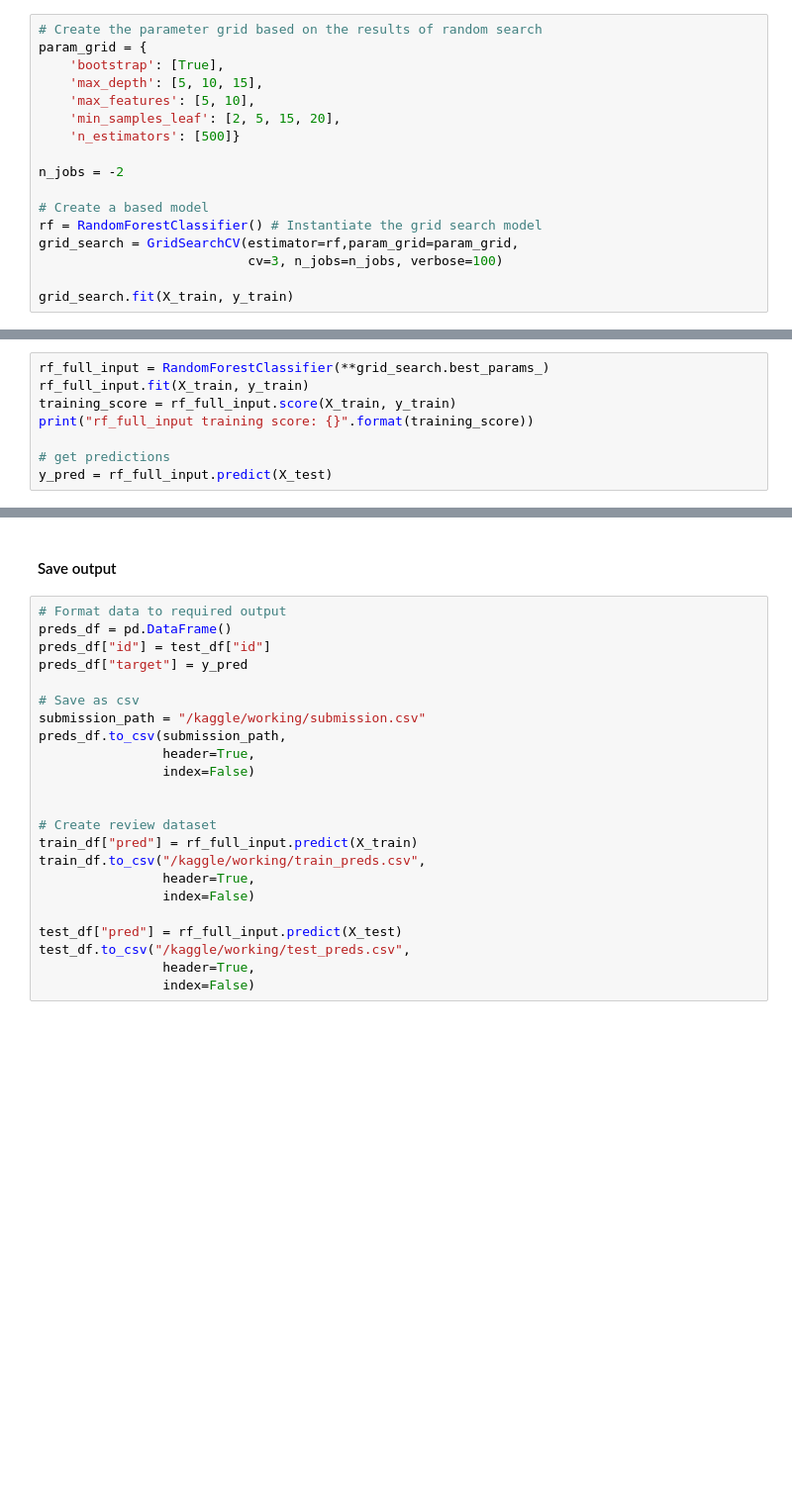
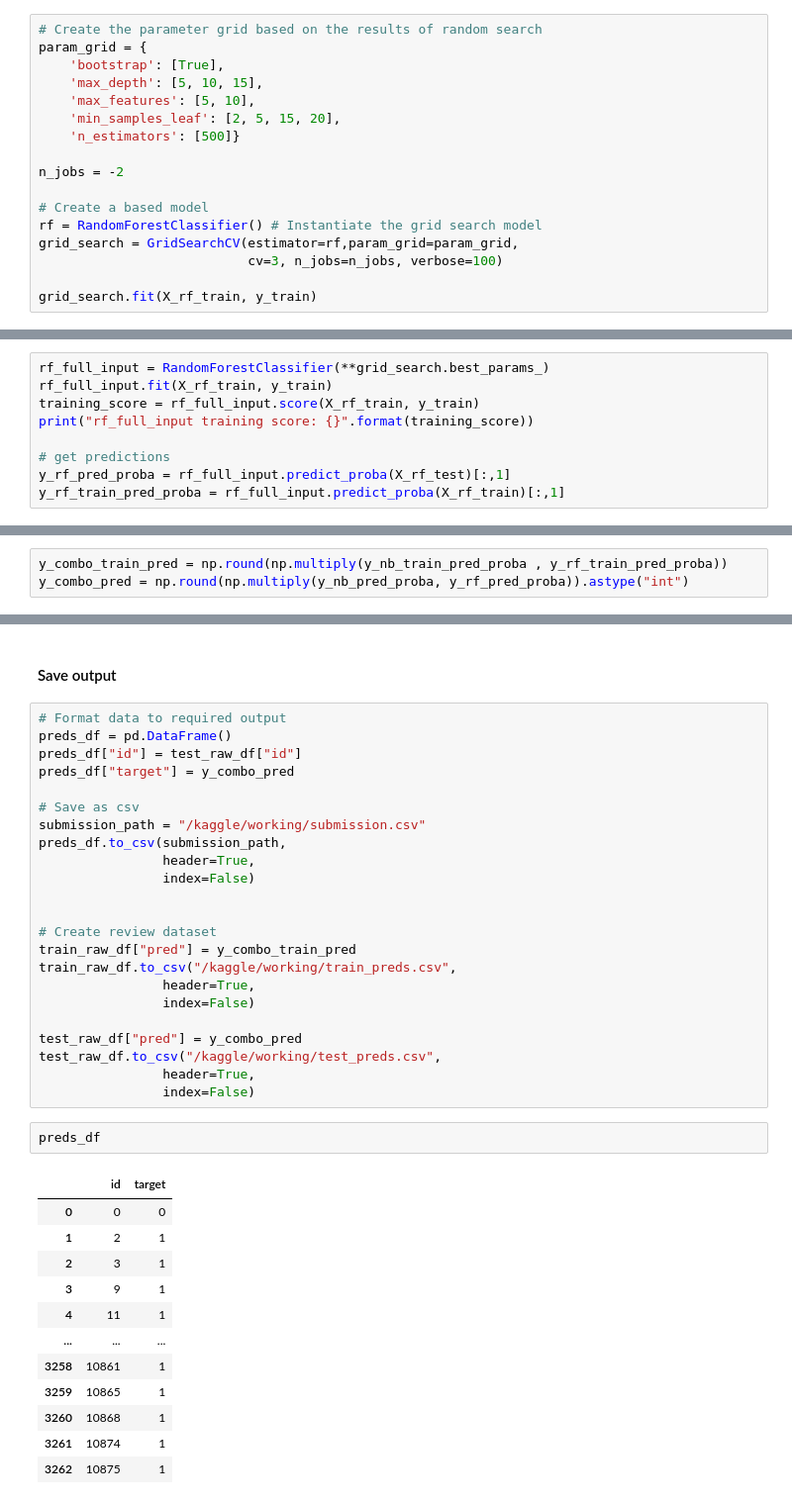
Before and after one commit to leem99/disaster_tweets_nlp, a Jupyter notebook: word2vec_model.ipynb, the cells around one changed output, grey strips where cells are left out. Shown: that part at 99% size. Cells and saved outputs as stored; diff of their text form; blank space fills up the shorter version.

Commit message:
Kaggle Notebook | word2vec_model | Version 6

```diff
--- a/word2vec_model.ipynb
+++ b/word2vec_model.ipynb
@@ -129,7 +167,7 @@ rf = RandomForestClassifier() # Instantiate the grid search model
 grid_search = GridSearchCV(estimator=rf,param_grid=param_grid,
                            cv=3, n_jobs=n_jobs, verbose=100)
 
-grid_search.fit(X_train, y_train)
+grid_search.fit(X_rf_train, y_train)
 # %% [output]
 Fitting 3 folds for each of 24 candidates, totalling 72 fits
 GridSearchCV(cv=3, estimator=RandomForestClassifier(), n_jobs=-2,
@@ -144,10 +182,11 @@ GridSearchCV(cv=3, estimator=RandomForestClassifier(), n_jobs=-2,
 Retrain `RandomForestClassifier` using the best hyperparameters but with the _full_ training data
 # %%
 rf_full_input = RandomForestClassifier(**grid_search.best_params_)
-rf_full_input.fit(X_train, y_train)
-training_score = rf_full_input.score(X_train, y_train)
+rf_full_input.fit(X_rf_train, y_train)
+training_score = rf_full_input.score(X_rf_train, y_train)
 print("rf_full_input training score: {}".format(training_score))
 
 # get predictions
-y_pred = rf_full_input.predict(X_test)
+y_rf_pred_proba = rf_full_input.predict_proba(X_rf_test)[:,1]
+y_rf_train_pred_proba = rf_full_input.predict_proba(X_rf_train)[:,1]
 # %% [output]
@@ -154,0 +196,3 @@ rf_full_input training score: 0.9240772363063181
+# %%
+y_combo_train_pred = np.round(np.multiply(y_nb_train_pred_proba , y_rf_train_pred_proba))
+y_combo_pred = np.round(np.multiply(y_nb_pred_proba, y_rf_pred_proba)).astype("int")
@@ -157,8 +209,8 @@ rf_full_input training score: 0.9240772363063181
 # %%
 # Format data to required output
 preds_df = pd.DataFrame()
-preds_df["id"] = test_df["id"]
-preds_df["target"] = y_pred
+preds_df["id"] = test_raw_df["id"]
+preds_df["target"] = y_combo_pred
 
 # Save as csv
 submission_path = "/kaggle/working/submission.csv"
@@ -168,12 +220,27 @@ preds_df.to_csv(submission_path,
 
 
 # Create review dataset
-train_df["pred"] = rf_full_input.predict(X_train)
-train_df.to_csv("/kaggle/working/train_preds.csv",
+train_raw_df["pred"] = y_combo_train_pred
+train_raw_df.to_csv("/kaggle/working/train_preds.csv",
                 header=True,
                 index=False)
 
-test_df["pred"] = rf_full_input.predict(X_test)
-test_df.to_csv("/kaggle/working/test_preds.csv",
+test_raw_df["pred"] = y_combo_pred
+test_raw_df.to_csv("/kaggle/working/test_preds.csv",
                 header=True,
                 index=False)
+# %%
+preds_df
+# %% [output]
+|  | id | target |
+| 0 | 0 | 0 |
+| 1 | 2 | 1 |
+| 2 | 3 | 1 |
+| 3 | 9 | 1 |
+| 4 | 11 | 1 |
+| ... | ... | ... |
+| 3258 | 10861 | 1 |
+| 3259 | 10865 | 1 |
+| 3260 | 10868 | 1 |
+| 3261 | 10874 | 1 |
+| 3262 | 10875 | 1 |
```
Also changed, not shown: parts of 14 cells of this notebook.
